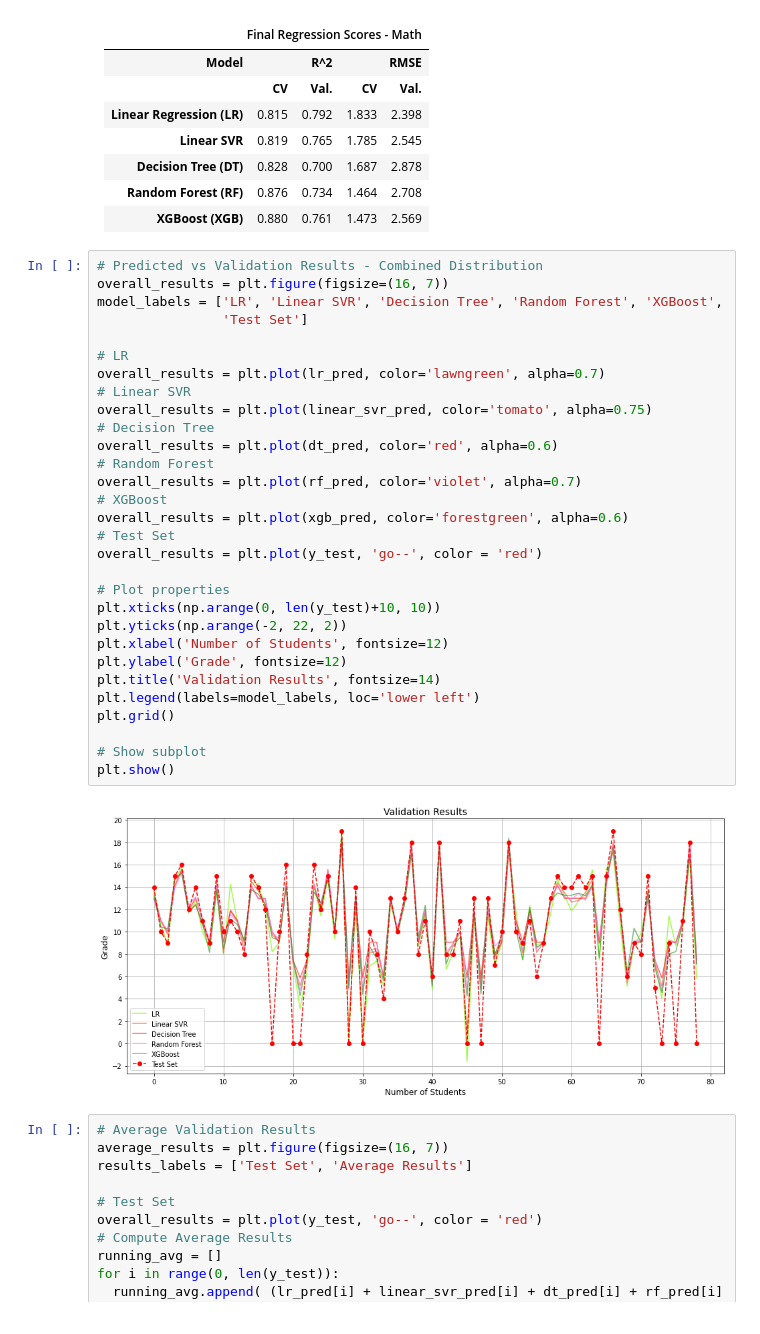
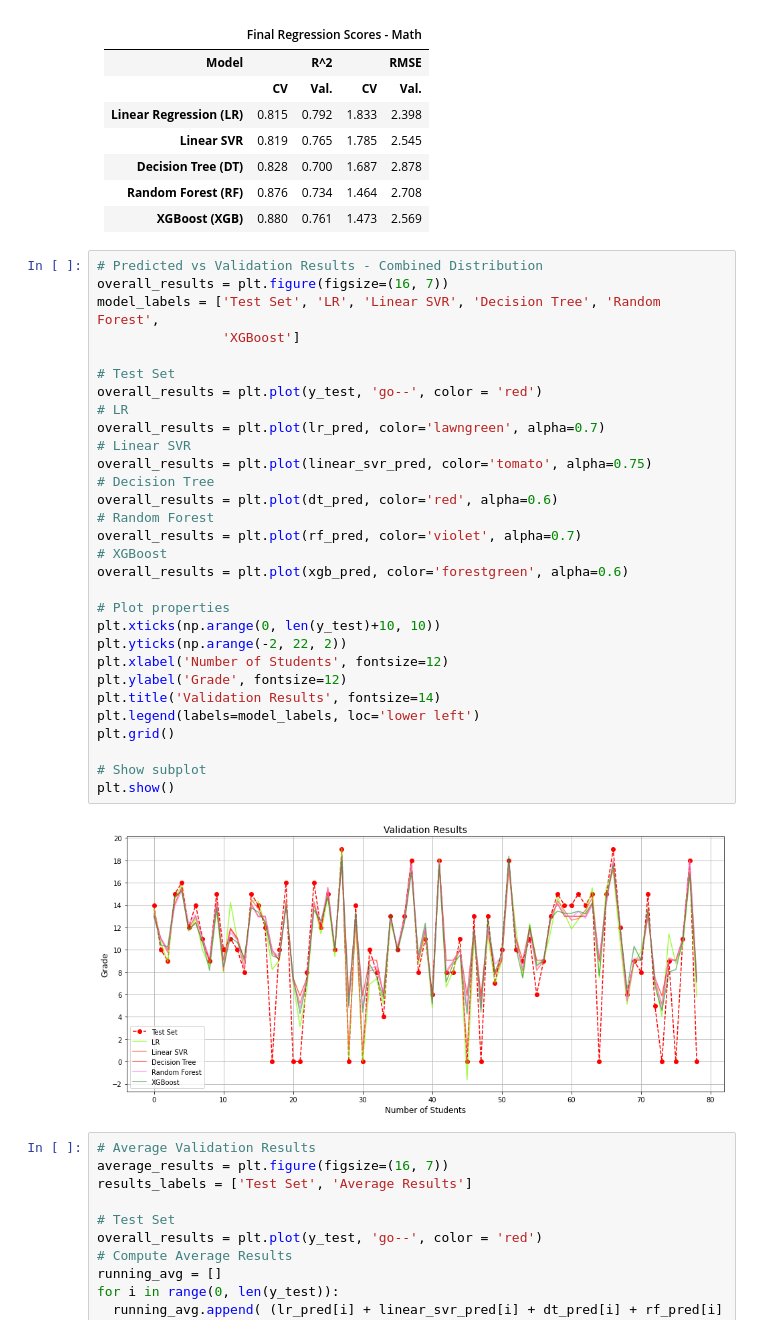
Before and after one commit to MarkLee7925/Student-Grade-Regression, a Jupyter notebook: Math/Student_Grade_Regression_Math.ipynb, the cells around one changed output. Cells and saved outputs as stored; diff of their text form.

```diff
--- a/Math/Student_Grade_Regression_Math.ipynb
+++ b/Math/Student_Grade_Regression_Math.ipynb
@@ -2530,35 +2530,35 @@ Best Parameters:  {'colsample_bytree': 0.7, 'gamma': 0, 'learning_rate': 0.1, 'm
 # %%
 # Predicted vs Validation Results - Combined Distribution
 overall_results = plt.figure(figsize=(16, 7))
-model_labels = ['LR', 'Linear SVR', 'Decision Tree', 'Random Forest', 'XGBoost',
-                'Test Set']
+model_labels = ['Test Set', 'LR', 'Linear SVR', 'Decision Tree', 'Random Forest',
+                'XGBoost']
 
+# Test Set
+overall_results = plt.plot(y_test, 'go--', color = 'red')
 # LR
 overall_results = plt.plot(lr_pred, color='lawngreen', alpha=0.7)
 # Linear SVR
 overall_results = plt.plot(linear_svr_pred, color='tomato', alpha=0.75)
 # Decision Tree
 overall_results = plt.plot(dt_pred, color='red', alpha=0.6)
 # Random Forest
 overall_results = plt.plot(rf_pred, color='violet', alpha=0.7)
 # XGBoost
 overall_results = plt.plot(xgb_pred, color='forestgreen', alpha=0.6)
-# Test Set
-overall_results = plt.plot(y_test, 'go--', color = 'red')
 
 # Plot properties
 plt.xticks(np.arange(0, len(y_test)+10, 10))
 plt.yticks(np.arange(-2, 22, 2))
 plt.xlabel('Number of Students', fontsize=12)
 plt.ylabel('Grade', fontsize=12)
 plt.title('Validation Results', fontsize=14)
 plt.legend(labels=model_labels, loc='lower left')
 plt.grid()
 
 # Show subplot
 plt.show()
 # %% [output]
-[figure, old version]
+[figure, new version]
 # %%
 # Average Validation Results
 average_results = plt.figure(figsize=(16, 7))
```
